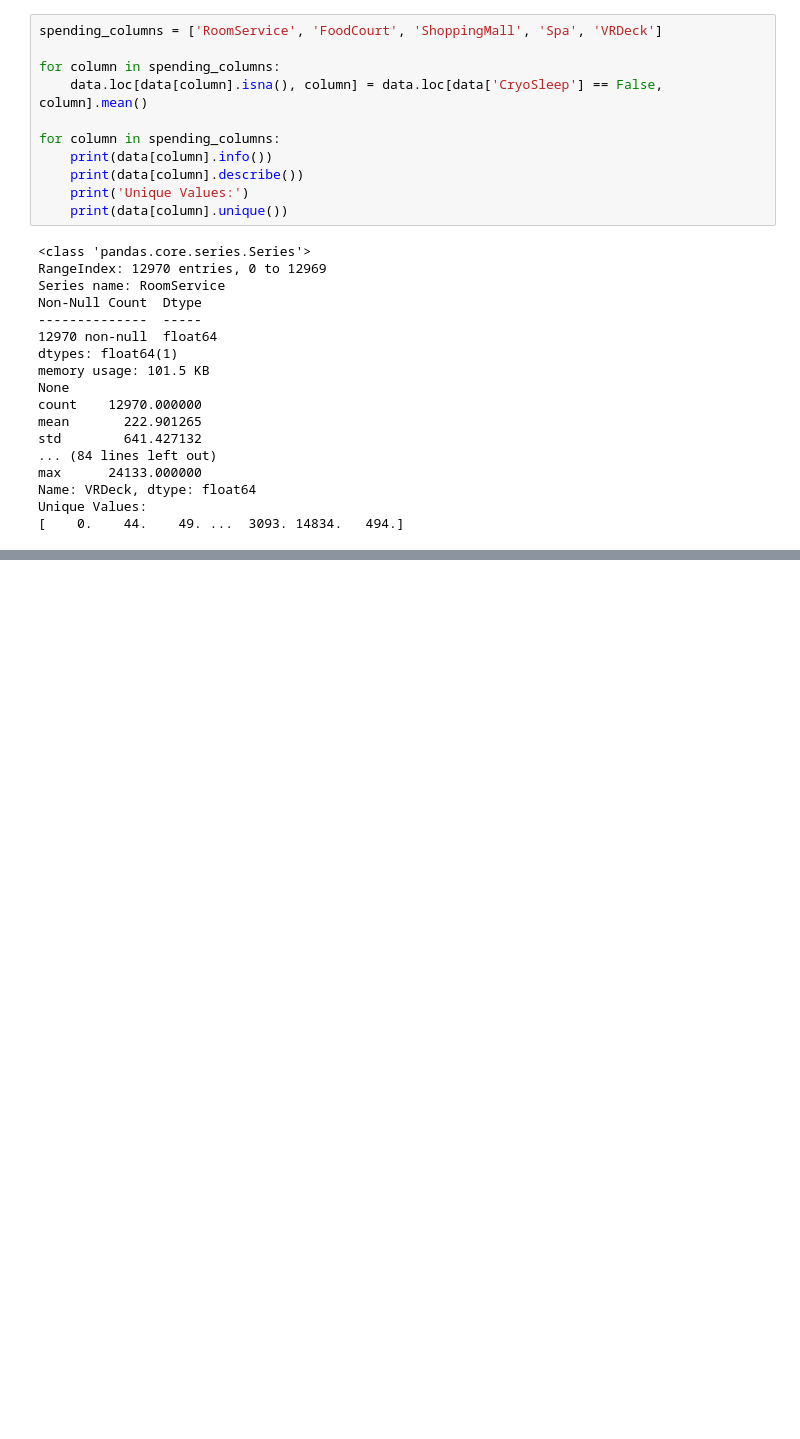
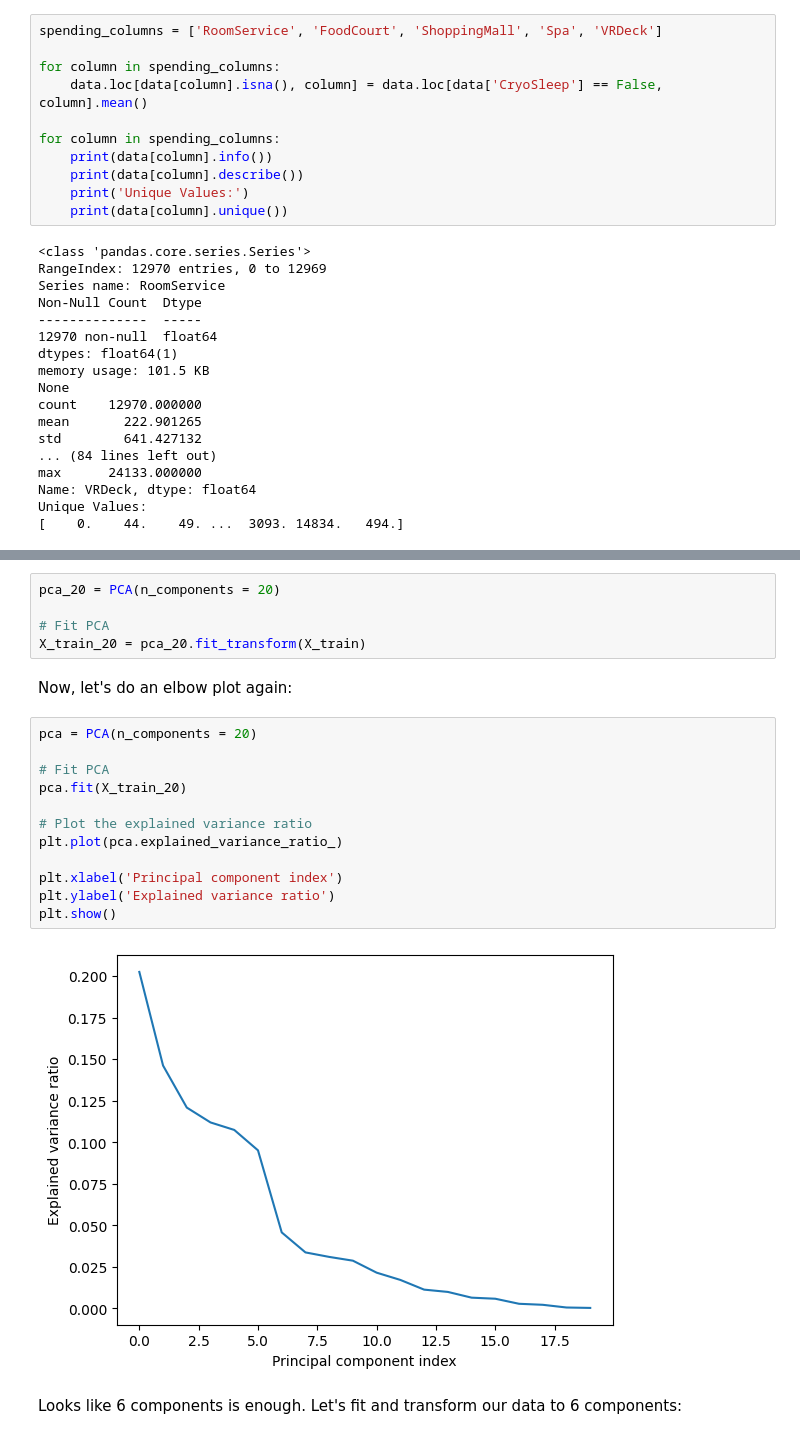
Before and after one commit to NickVasenkov/Spaceship, a Jupyter notebook: notebook.ipynb, the cells around one changed output, grey strips where cells are left out. Drawn from its saved outputs; the diff is of its cells as text; blank space fills up the shorter version.

```diff
--- a/notebook.ipynb
+++ b/notebook.ipynb
@@ -399,0 +549,23 @@ Now we don't have missing values there, as well as negative values.
+# %%
+pca_20 = PCA(n_components = 20)
+
+# Fit PCA
+X_train_20 = pca_20.fit_transform(X_train)
+# %% [markdown]
+Now, let's do an elbow plot again:
+# %%
+pca = PCA(n_components = 20)
+
+# Fit PCA
+pca.fit(X_train_20)
+
+# Plot the explained variance ratio
+plt.plot(pca.explained_variance_ratio_)
+
+plt.xlabel('Principal component index')
+plt.ylabel('Explained variance ratio')
+plt.show()
+# %% [output]
+[figure, added]
+# %% [markdown]
+Looks like 6 components is enough. Let's fit and transform our data to 6 components:
```
Also changed, not shown: parts of 24 cells of this notebook.
